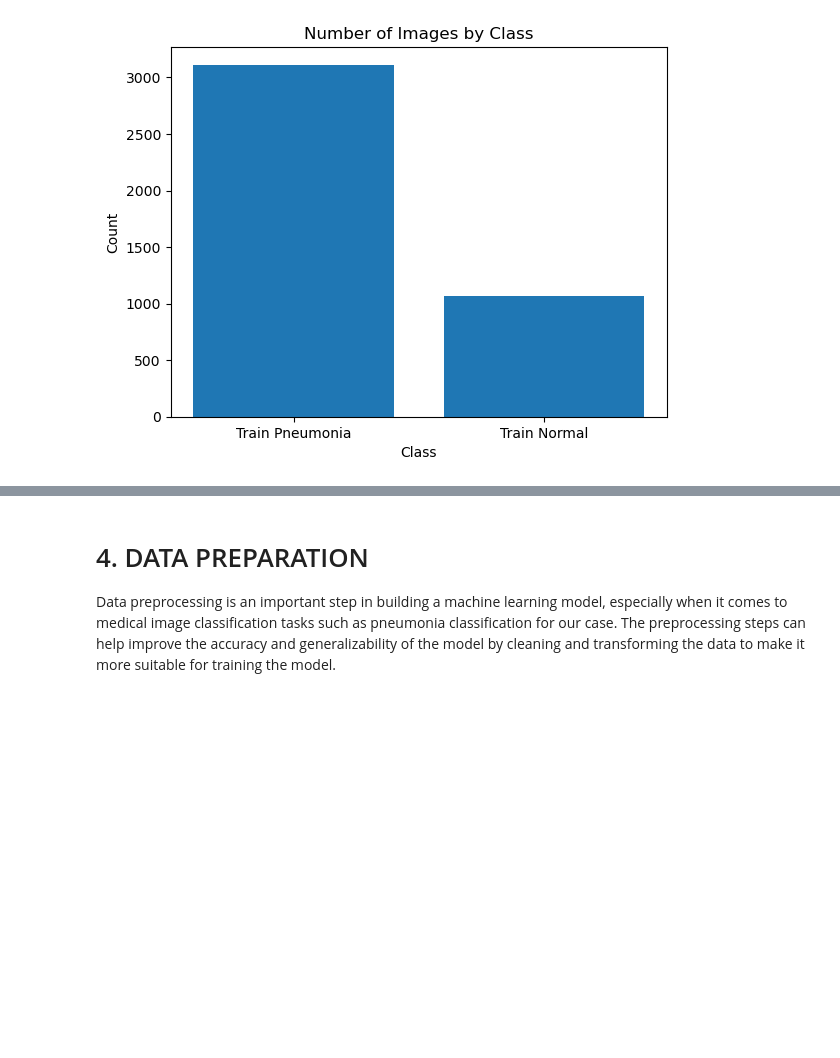
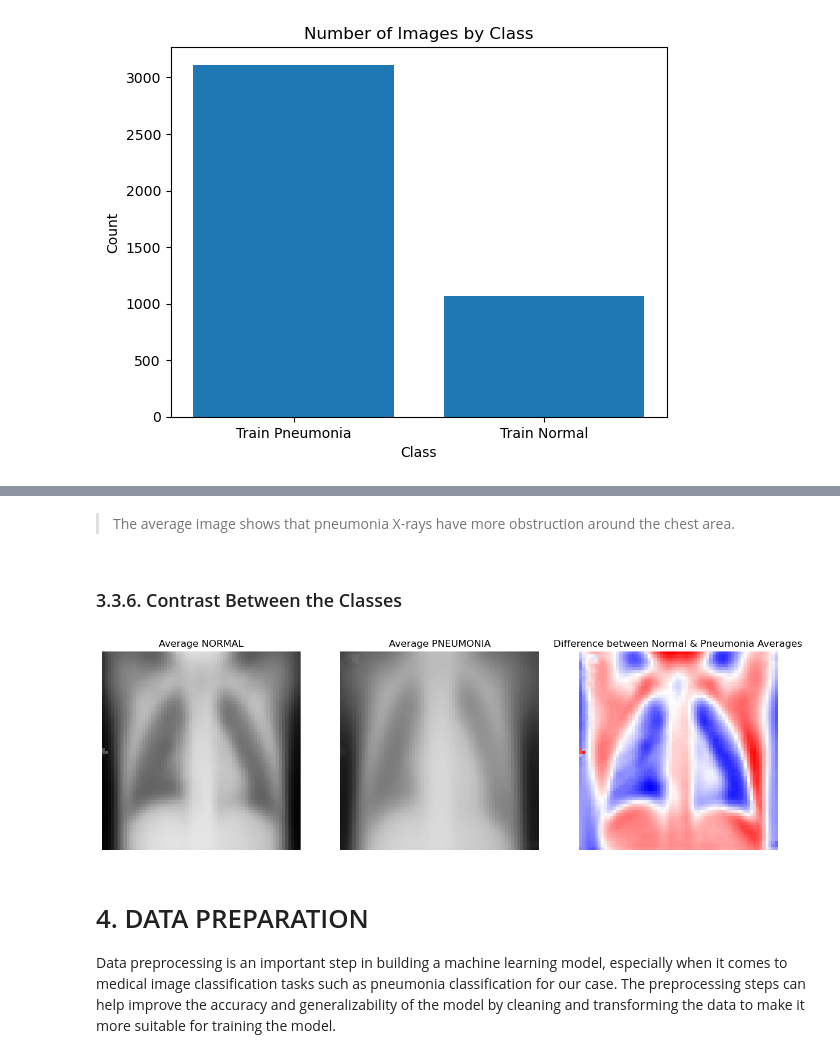
Before and after one commit to BrianKip035/-Image-Classification-with-Deep-Learning, a Jupyter notebook: notebook.ipynb, the cells around one changed output, grey strips where cells are left out. Saved outputs shown, nothing was run; the diff lists cells and outputs as text; code cells hidden in the pictures; blank space fills up the shorter version.

```diff
--- a/notebook.ipynb
+++ b/notebook.ipynb
@@ -166,3 +221,28 @@ plt.show()
+# %% [markdown]
+>The average image shows that pneumonia X-rays have more obstruction around the chest area.
+# %% [markdown]
+### 3.3.6. Contrast Between the Classes
+# %%
+fig, axs = plt.subplots(1, 3, figsize=(15, 5))
+
+norm_mean = find_mean_img(normal_images, 'NORMAL')
+axs[0].imshow(norm_mean, vmin=0, vmax=255, cmap='Greys_r')
+axs[0].set_title('Average NORMAL')
+axs[0].axis('off')
+
+pneu_mean = find_mean_img(pnemonia_images, 'PNEUMONIA')
+axs[1].imshow(pneu_mean, vmin=0, vmax=255, cmap='Greys_r')
+axs[1].set_title('Average PNEUMONIA')
+axs[1].axis('off')
+
+contrast_mean = norm_mean - pneu_mean
+axs[2].imshow(contrast_mean, cmap='bwr')
+axs[2].set_title('Difference between Normal & Pneumonia Averages')
+axs[2].axis('off')
+
+plt.show()
+# %% [output]
+[figure, added]
 # %% [markdown]
 # 4. DATA PREPARATION
 Data preprocessing is an important step in building a machine learning model, especially when it comes to medical image classification tasks such as pneumonia classification for our case. The preprocessing steps can help improve the accuracy and generalizability of the model by cleaning and transforming the data to make it more suitable for training the model.
```
Also changed, not shown: parts of 74 cells of this notebook.
